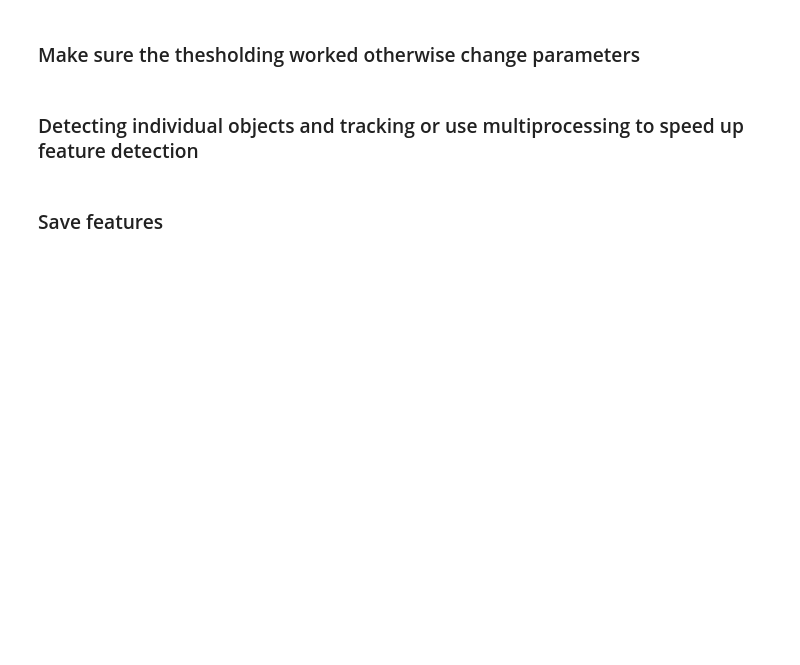
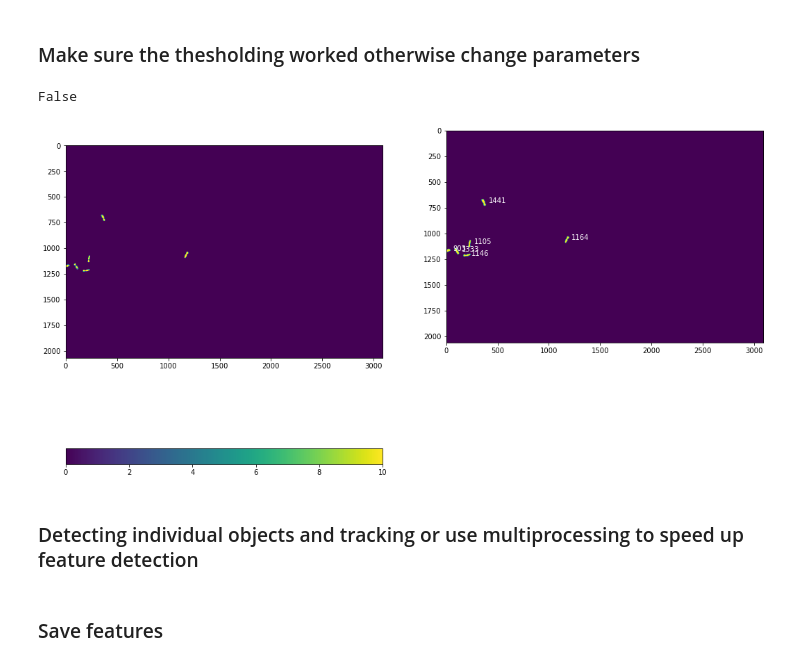
Before and after one commit to scholz-lab/PharaGlow, a Jupyter notebook: notebooks/RunningPharaglowParallel.ipynb, the cells around one changed output. Cells and saved outputs as stored; diff of their text form; code cells hidden in the pictures; blank space fills up the shorter version.

```diff
--- a/notebooks/RunningPharaglowParallel.ipynb
+++ b/notebooks/RunningPharaglowParallel.ipynb
@@ -68,7 +75,7 @@ if lawnfile is not None:
     from skimage.morphology import skeletonize, watershed, disk, remove_small_holes, remove_small_objects
     image = gaussian(lawn, 1, preserve_range = True)
     thresh = threshold_li(image, initial_guess = np.median)
-    binary = image > thresh*0.7
+    binary = image > thresh*0.5
     binary = remove_small_holes(binary, area_threshold=1500, connectivity=1, in_place=False)
     binary = remove_small_objects(binary, min_size=5000, connectivity=8, in_place=False)
     binLawn = binary
@@ -92,17 +117,21 @@ masks = tracking.calculateMask(rawframes, minSize = param['minSize'], bgWindow =
 # %%
 from skimage.measure import label, regionprops
 t = 1000
 plt.figure(figsize=(18,16))
 plt.subplot(121)
 plt.imshow(rawframes[t])#+lawn)
 if lawnfile is not None:
     plt.contour(binLawn, alpha=0.5, cmap='pink')
 plt.subplot(122)
 plt.imshow(masks[t])#[:600,1000:])#[500:1500,2000:3500])#[:,2500:])
 print(np.min(masks[t]))
 label_image = label(masks[t], background=0, connectivity = 1)
 for region in regionprops(label_image):
     plt.text(region.centroid[1]+50, region.centroid[0], region.area, color ='w')
+plt.subplot()
+# %% [output]
+False
+[figure, added]
 # %% [markdown]
 ### Detecting individual objects and tracking or use multiprocessing to speed up feature detection
 # %%
```
Also changed, not shown: parts of 6 cells of this notebook.
